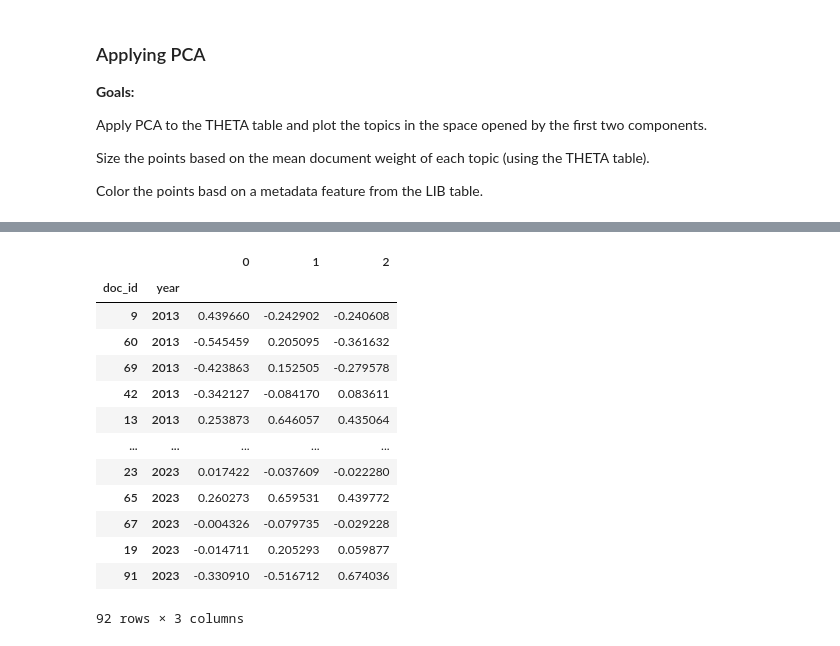
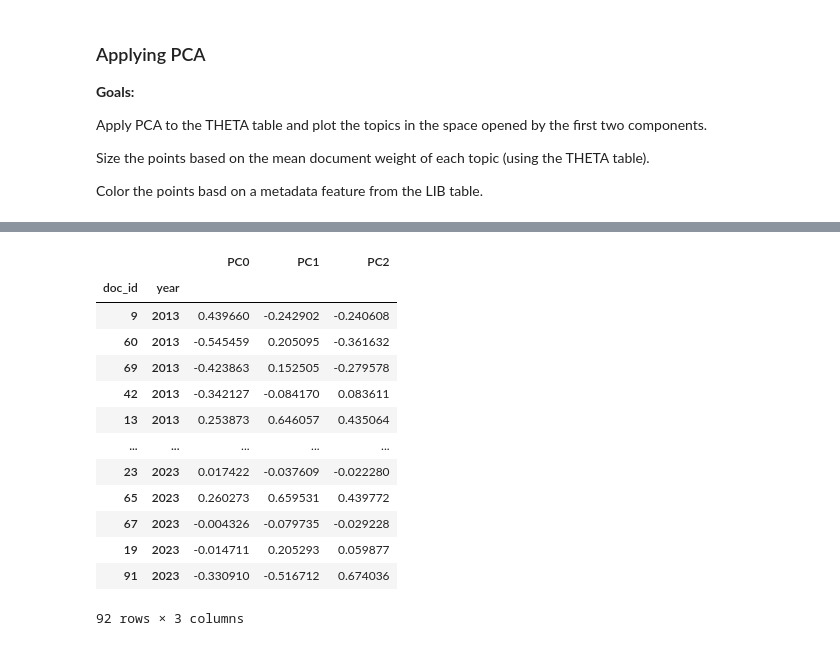
Before and after one commit to caroline-kranefuss/evolving_sentiment_climate, a Jupyter notebook: notebooks/LDA.ipynb, the cells around one changed output, grey strips where cells are left out. Saved outputs shown, nothing was run; the diff lists cells and outputs as text; code cells hidden in the pictures.

```diff
--- a/notebooks/LDA.ipynb
+++ b/notebooks/LDA.ipynb
@@ -363,13 +363,15 @@ THETA_YR.head()
 # %%
 # Use 3 components - cannot use more than the number of documents
 pca_engine = PCA(n_components=3)
 
 # Apply it to the TFIDF table to create a document count matrix
-THETA_PCA = pd.DataFrame(pca_engine.fit_transform(THETA_YR), index=THETA_YR.index)
+DCM_THETA = pd.DataFrame(pca_engine.fit_transform(THETA_YR), index=THETA_YR.index)
 
-THETA_PCA
+DCM_THETA.columns = ["PC{}".format(i) for i in DCM_THETA.columns]
+
+DCM_THETA
 # %% [output]
-|  |  | 0 | 1 | 2 |
+|  |  | PC0 | PC1 | PC2 |
 | doc_id | year |  |  |  |
 | 9 | 2013 | 0.439660 | -0.242902 | -0.240608 |
 | 60 | 2013 | -0.545459 | 0.205095 | -0.361632 |
```
Also changed, not shown: parts of 3 cells of this notebook, 4 other files.
